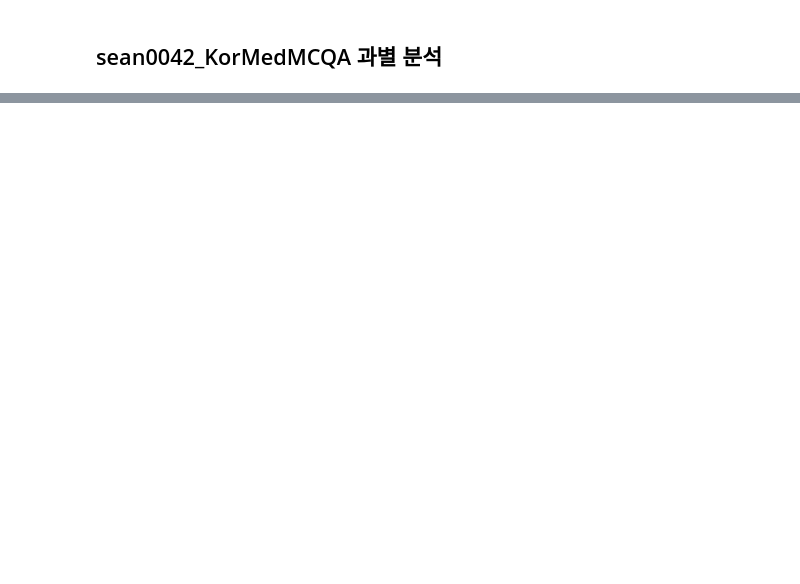
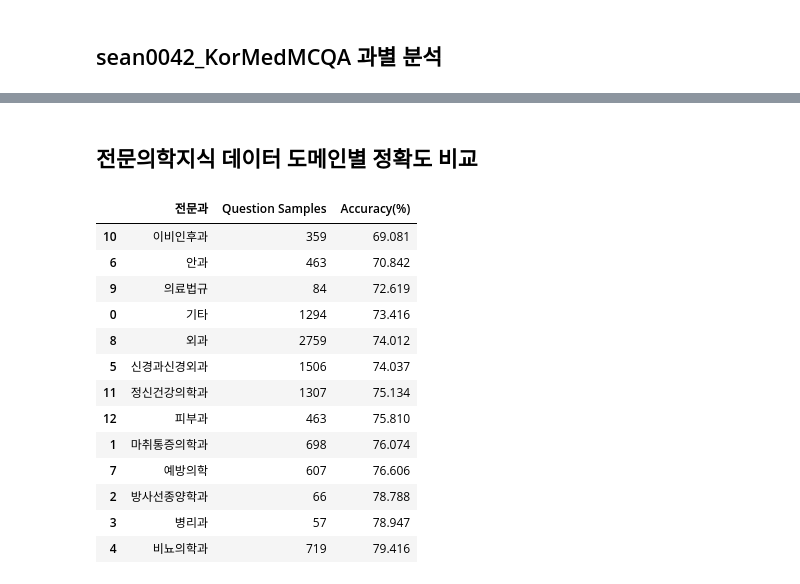
Before and after one commit to dablro12/Kor_Med_QA_LLM, a Jupyter notebook: notebook/result_test.ipynb, the cells around one changed output, grey strips where cells are left out. Saved outputs shown, nothing was run; the diff lists cells and outputs as text; code cells hidden in the pictures; blank space fills up the shorter version.

Commit message:
[UPDATE] 필수의료 의학지식 데이터

```diff
--- a/notebook/result_test.ipynb
+++ b/notebook/result_test.ipynb
@@ -537,0 +547,53 @@ The `errwidth` parameter is deprecated. And will be removed in v0.15.0. Pass `er
+# %% [markdown]
+## 전문의학지식 데이터 도메인별 정확도 비교
+# %%
+import pandas as pd
+import json
+from IPython.display import display
+
+# 데이터 불러오기
+result_df = pd.read_parquet("/workspace/kor_med_opendataset/results/aihub_전문_의학지식_데이터_benchmark/객관식/Qwen_Qwen3-8B/Qwen_Qwen3-8B_detailed.parquet")
+domain_dict = json.load(open("/workspace/kor_med_opendataset/aihub_전문_의학지식_데이터/domain_type.json"))
+
+# domain_dict의 value, 즉 '코드'에서 '이름'으로 역매핑 사전 만들기
+domain_reverse_dict = {v: k for k, v in domain_dict.items()}
+
+# domain 컬럼을 domain name으로 변환
+result_df["domain_name"] = result_df["domain"].map(domain_reverse_dict)
+
+# domain_name별로 정확도(accuracy) 및 질문 개수(count) 계산
+domain_accuracy = (
+    result_df.groupby("domain_name")
+    .agg(
+        question_samples = ("question_id", "count"),
+        accuracy_perc = ("gt_answer", lambda x: (result_df.loc[x.index, "gt_answer"] == result_df.loc[x.index, "pred_answer"]).mean() * 100),
+    )
+    .reset_index()
+)
+
+# 열 이름 및 순서 변경: 전문과, Question Samples, Accuracy(%)
+domain_accuracy = domain_accuracy.rename(columns={
+    "domain_name": "전문과",
+    "question_samples": "Question Samples",
+    "accuracy_perc": "Accuracy(%)"
+})[["전문과", "Question Samples", "Accuracy(%)"]]
+
+# 정확도 내림차순 정렬
+domain_accuracy = domain_accuracy.sort_values("Accuracy(%)", ascending=False)
+
+display(domain_accuracy.sort_values("Accuracy(%)", ascending=True).round(3))
+# %% [output]
+|  | 전문과 | Question Samples | Accuracy(%) |
+| 10 | 이비인후과 | 359 | 69.081 |
+| 6 | 안과 | 463 | 70.842 |
+| 9 | 의료법규 | 84 | 72.619 |
+| 0 | 기타 | 1294 | 73.416 |
+| 8 | 외과 | 2759 | 74.012 |
+| 5 | 신경과신경외과 | 1506 | 74.037 |
+| 11 | 정신건강의학과 | 1307 | 75.134 |
+| 12 | 피부과 | 463 | 75.810 |
+| 1 | 마취통증의학과 | 698 | 76.074 |
+| 7 | 예방의학 | 607 | 76.606 |
+| 2 | 방사선종양학과 | 66 | 78.788 |
+| 3 | 병리과 | 57 | 78.947 |
+| 4 | 비뇨의학과 | 719 | 79.416 |
```
Also changed, not shown: parts of 12 cells of this notebook, 3 other files.
